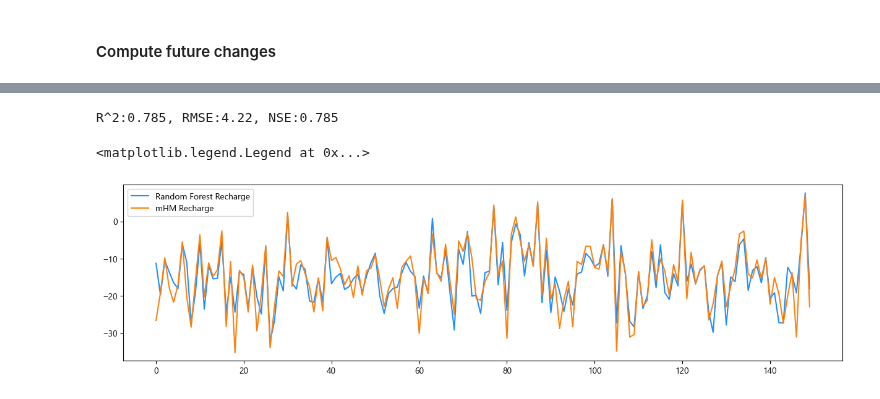
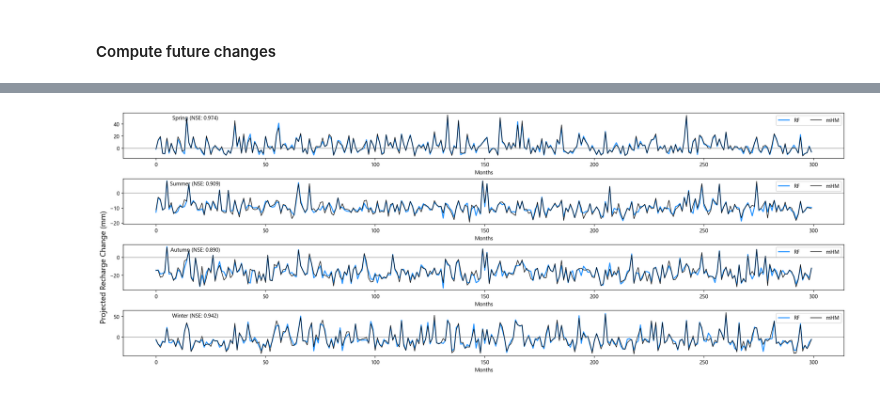
Before and after one commit to klekarkar/pre_post_process_mHM, a Jupyter notebook: recharge_attribution.ipynb, the cells around one changed output, grey strips where cells are left out. Saved outputs shown, nothing was run; the diff lists cells and outputs as text; code cells hidden in the pictures.

```diff
--- a/recharge_attribution.ipynb
+++ b/recharge_attribution.ipynb
@@ -84,13 +88,13 @@ def ens_stats(models_dict, scenarios, vars_list):
 # %%
 #Group data into dictionaries
 meteo_dict = da_to_dict(src_meteo, models, scenarios, meteo_vars)
-recharge_dict = da_to_dict(src_recharge, models, scenarios, ['mHM_Gr_Fluxes'])
+recharge_dict = da_to_dict(src_recharge, models, scenarios, ['recharge_L2'])
 
 #Compute ensemble means
 ens_meteo_mean = ens_stats(meteo_dict, scenarios, meteo_vars)
-ens_recharge_mean = ens_stats(recharge_dict, scenarios, ['mHM_Gr_Fluxes'])
-#replace mHM_Gr_Fluxes key with recharge
-ens_recharge_mean = {key.replace('mHM_Gr_Fluxes', 'recharge'): value for key, value in ens_recharge_mean.items()}
+ens_recharge_mean = ens_stats(recharge_dict, scenarios, ['recharge_L2'])
+#replace recharge_L2 key with recharge
+ens_recharge_mean = {key.replace('recharge_L2', 'recharge'): value for key, value in ens_recharge_mean.items()}
 # %%
 #calculate water availability (p-pet) per scenario
 water_availability = {}
@@ -117,16 +123,15 @@ recharge_delta = compute_mon_deltas(ens_recharge_mean, 'recharge', hist_time_sli
 # %%
 #Soil regions of interest
-names = ['Loess Region','Ardennen','Campine']
+region_names = ['Ardennen','Campine', 'Loess Region']
 
 #create df of regions and their coordinates (these are subsets of the regions not the entire regions)
-roi_df = pd.DataFrame(index=names, columns=['min_lon','min_lat','max_lon','max_lat'])
+roi_df = pd.DataFrame(index=region_names, columns=['min_lon','min_lat','max_lon','max_lat'])
 roi_df.loc['Ardennen'] = [5.20, 49.90, 5.7, 50.4]
 roi_df.loc['Campine'] = [4.45,50.90, 5.50, 51.40]
 roi_df.loc['Loess Region'] = [4.6, 50.5, 5.2, 50.9]
 
-
-dx = 0.05
-dy = 0.05
+dx = 0.0625
+dy = 0.0625
 
 #for each roi, extract several timeseries based on dx, dy. average over pixels within dx, dy
 roi_df.reset_index(inplace=True)
@@ -327,0 +449,3 @@ Best parameters: {'max_depth': 40, 'max_features': None, 'min_samples_leaf': 2,
+# %%
+region_names = ['Campine']  # or subset
+seasonal_emulators = rF_emulator(df_regions, region_names)
@@ -328,16 +457,24 @@ Best parameters: {'max_depth': 40, 'max_features': None, 'min_samples_leaf': 2,
 # %%
 #plot the results vs the observed values
-plt.figure(figsize=(15, 3.7))
-plt.plot(y_pred[200:350], color='dodgerblue', lw=1.5, label='Random Forest Recharge')
-plt.plot(y_test[200:350], color='C1', lw=1.5, label='mHM Recharge')
-print(f"R^2:{np.round(r2, 3)}, RMSE:{np.round(rmse, 2)}, NSE:{np.round(nse, 3)}")
-print()
-#fill 95% confidence interval
-# plt.fill_between(np.arange(0,len(y_test[600:900])), y_pred[600:900]-2*rmse, y_pred[600:900]+2*rmse, color='gray', alpha=0.2)
+fig, ax = plt.subplots(4, 1, figsize=(19, 6.7), dpi=150, constrained_layout=True)
+#add ax spacing
 
-plt.legend()
+for season, results in seasonal_emulators.items():
+    y_pred = results['y_pred']
+    y_test = results['y_test']
+    nse = results['nse']
+    #plot in the corresponding subplot
+    ax_idx = list(seasonal_emulators.keys()).index(season)
+    plt.sca(ax[ax_idx])
+    plt.plot(y_pred[400:700], color='dodgerblue', lw=1.8, label='RF')
+    plt.plot(y_test[400:700], color='k', lw=1.0, label='mHM')
+    plt.axhline(0, color='gray', lw=0.8)
+    plt.text(0.1, 0.85, f"{season.capitalize()} (NSE: {nse:.3f})", transform=plt.gca().transAxes, ha='center')
+    plt.xlabel('Months')
+    #label y-axis for the middle plots only
+    if ax_idx == 2:
+        plt.ylabel('Projected Recharge Change (mm)', fontsize=14)
+    plt.legend(ncol=2, loc='upper right')
 # %% [output]
-R^2:0.785, RMSE:4.22, NSE:0.785
-<matplotlib.legend.Legend at 0x...>
-[figure, old version]
+[figure, new version]
 # %%
```
Also changed, not shown: parts of 27 cells of this notebook.
